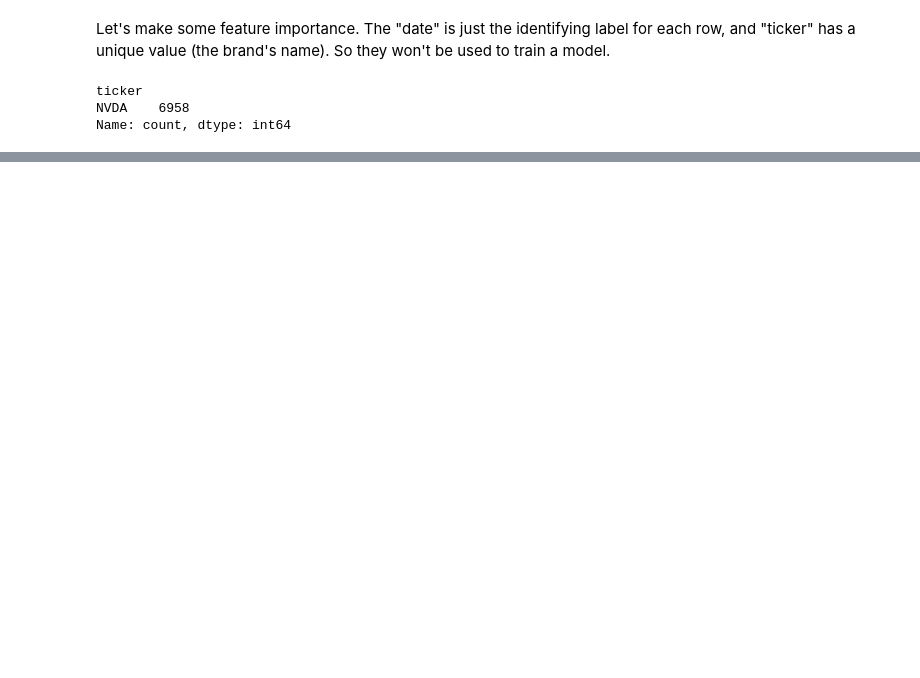
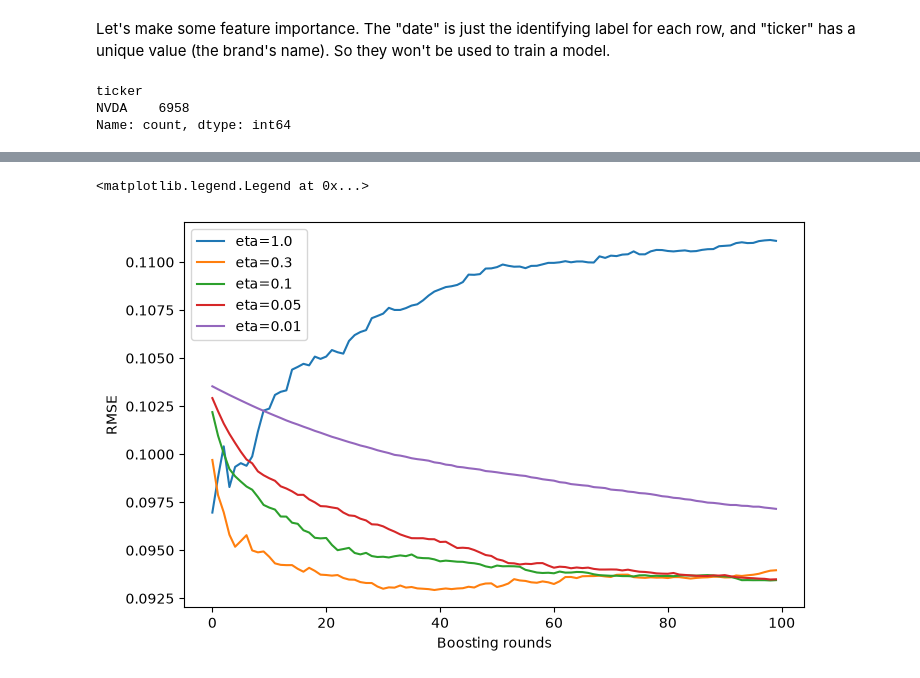
Before and after one commit to martinjimenez388/Midterm-Project-MLZoomCamp2026-DataPipeline, a Jupyter notebook: src/nvidia_stock/NVIDIA_StockDataAnallysis.ipynb, the cells around one changed output, grey strips where cells are left out. Saved outputs shown, nothing was run; the diff lists cells and outputs as text; code cells hidden in the pictures; blank space fills up the shorter version.

```diff
--- a/src/nvidia_stock/NVIDIA_StockDataAnallysis.ipynb
+++ b/src/nvidia_stock/NVIDIA_StockDataAnallysis.ipynb
@@ -141,0 +282,32 @@ from sklearn.ensemble import RandomForestRegressor
+# %%
+eta_values = [1., 0.3, 0.1, 0.05, 0.01]
+mx_rds = 100
+scores = np.zeros((mx_rds, len(eta_values)))
+
+for i, eta in enumerate(eta_values):
+    xgb_params = {
+        'eta': eta,
+        'max_depth': 6,
+        'min_child_weight': 1,
+
+        'objective': 'reg:squarederror',
+
+        'seed': 1,
+        'verbosity': 1,
+    }
+    evals_result = {}
+    model = xgb.train(xgb_params, dtrain, num_boost_round=mx_rds, evals=watchlist, evals_result=evals_result, verbose_eval=False)
+
+    scores[:, i] = evals_result['val']['rmse']
+# %%
+fig, ax = plt.subplots(figsize=(8, 5))
+
+for i, eta in enumerate(eta_values):
+    ax.plot(scores[:, i], label=f'eta={eta}')
+
+ax.set_xlabel('Boosting rounds')
+ax.set_ylabel('RMSE')
+ax.legend()
+# %% [output]
+<matplotlib.legend.Legend at 0x...>
+[figure, added]
```
Also changed, not shown: parts of 41 cells of this notebook, 2 other files.
